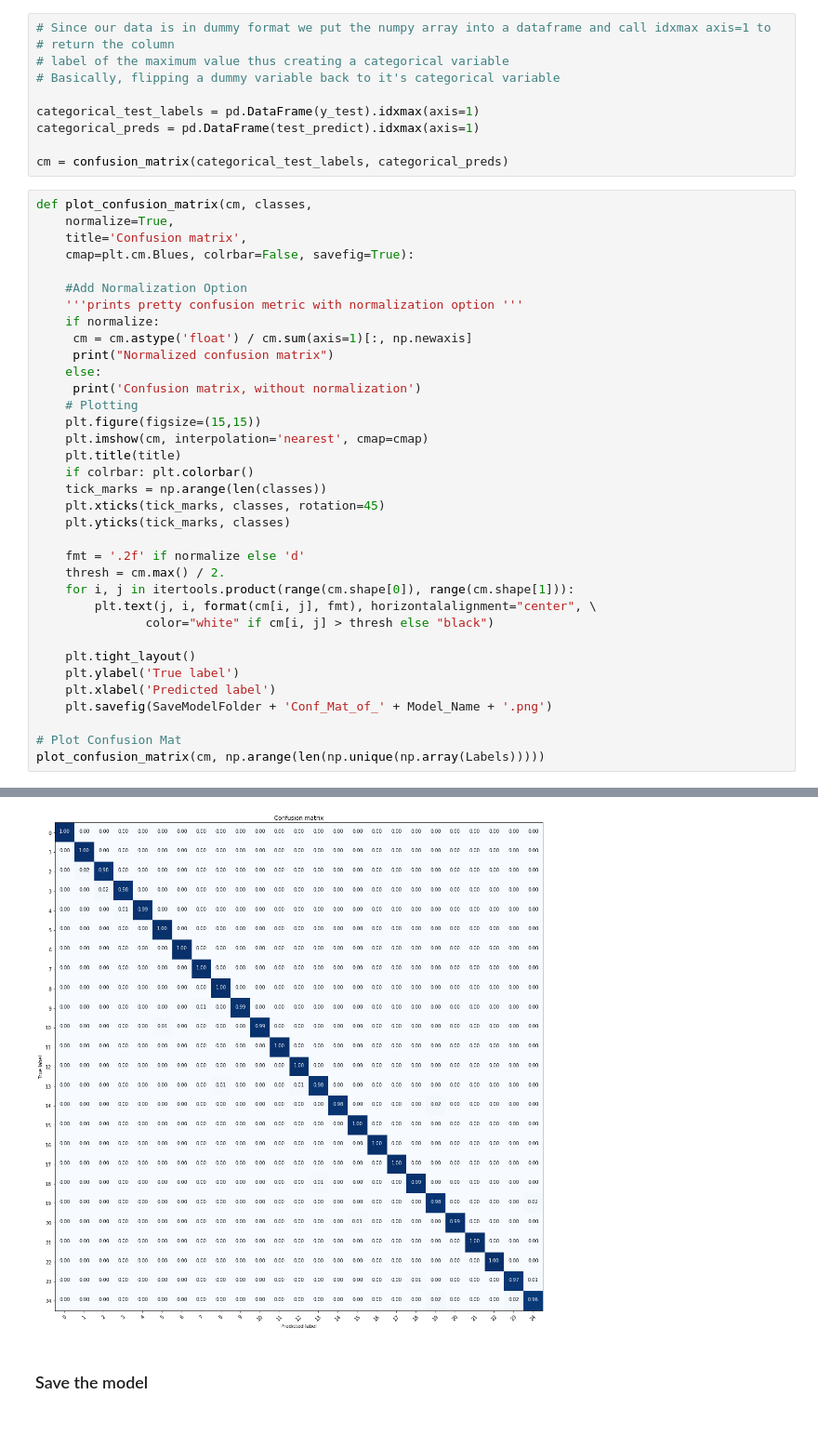
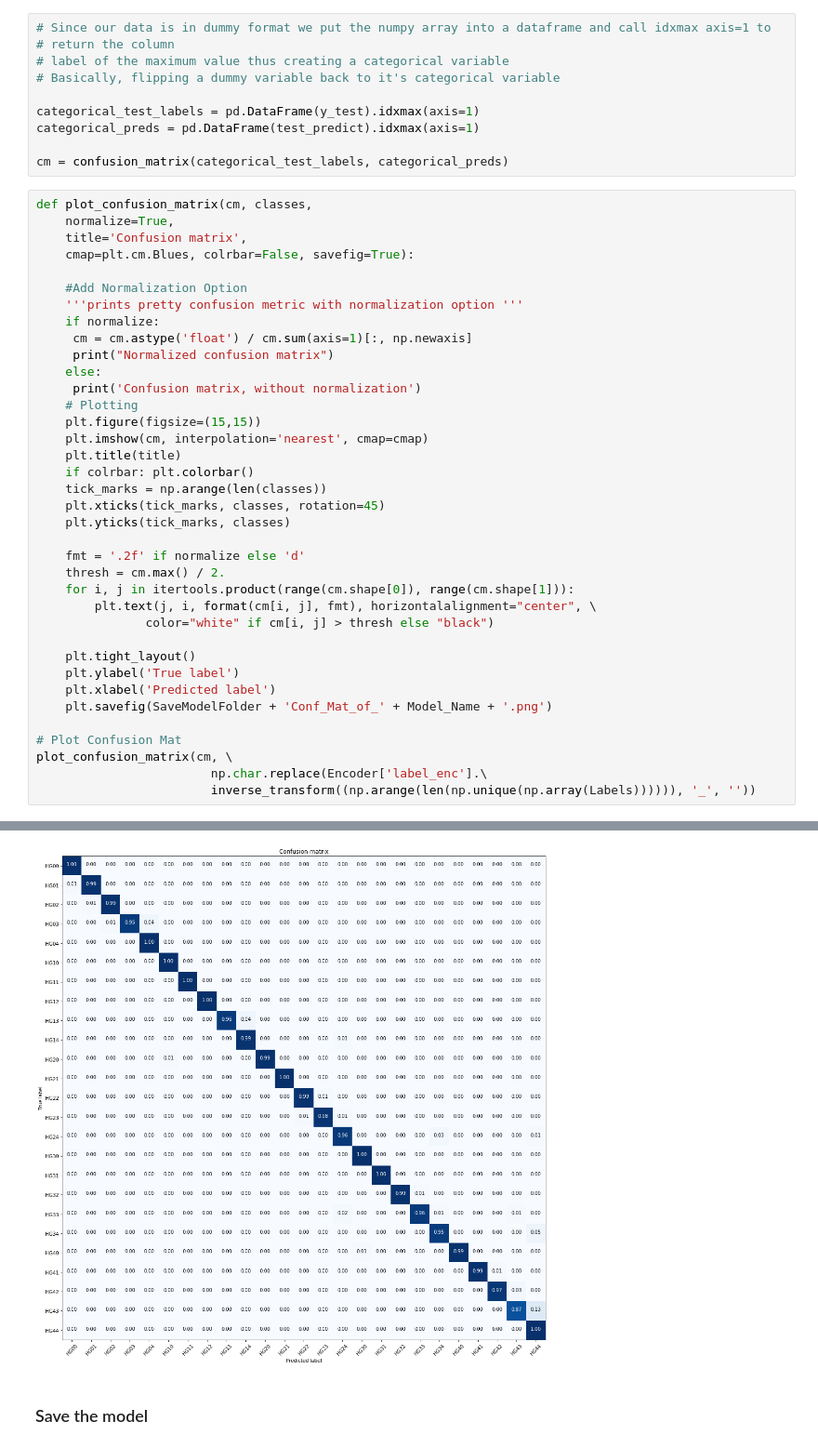
Before and after one commit to Parth92/Beam_auto_alignment, a Jupyter notebook: src/Classifier.ipynb, the cells around one changed output, grey strips where cells are left out. Shown: that part at 93% size. Cells and saved outputs as stored; diff of their text form.

```diff
--- a/src/Classifier.ipynb
+++ b/src/Classifier.ipynb
@@ -211,35 +226,37 @@ def plot_confusion_matrix(cm, classes,
     #Add Normalization Option
     '''prints pretty confusion metric with normalization option '''
     if normalize:
      cm = cm.astype('float') / cm.sum(axis=1)[:, np.newaxis]
      print("Normalized confusion matrix")
     else:
      print('Confusion matrix, without normalization')
     # Plotting
     plt.figure(figsize=(15,15))
     plt.imshow(cm, interpolation='nearest', cmap=cmap)
     plt.title(title)
     if colrbar: plt.colorbar()
     tick_marks = np.arange(len(classes))
     plt.xticks(tick_marks, classes, rotation=45)
     plt.yticks(tick_marks, classes)
 
     fmt = '.2f' if normalize else 'd'
     thresh = cm.max() / 2.
     for i, j in itertools.product(range(cm.shape[0]), range(cm.shape[1])):
         plt.text(j, i, format(cm[i, j], fmt), horizontalalignment="center", \
                color="white" if cm[i, j] > thresh else "black")
 
     plt.tight_layout()
     plt.ylabel('True label')
     plt.xlabel('Predicted label')
     plt.savefig(SaveModelFolder + 'Conf_Mat_of_' + Model_Name + '.png')
 
 # Plot Confusion Mat
-plot_confusion_matrix(cm, np.arange(len(np.unique(np.array(Labels)))))
+plot_confusion_matrix(cm, \
+                        np.char.replace(Encoder['label_enc'].\
+                        inverse_transform((np.arange(len(np.unique(np.array(Labels)))))), '_', ''))
 # %% [output]
 Normalized confusion matrix
-[figure, old version]
+[figure, new version]
 # %% [markdown]
 ### Save the model
 # %%
```
Also changed, not shown: parts of 9 cells of this notebook.
